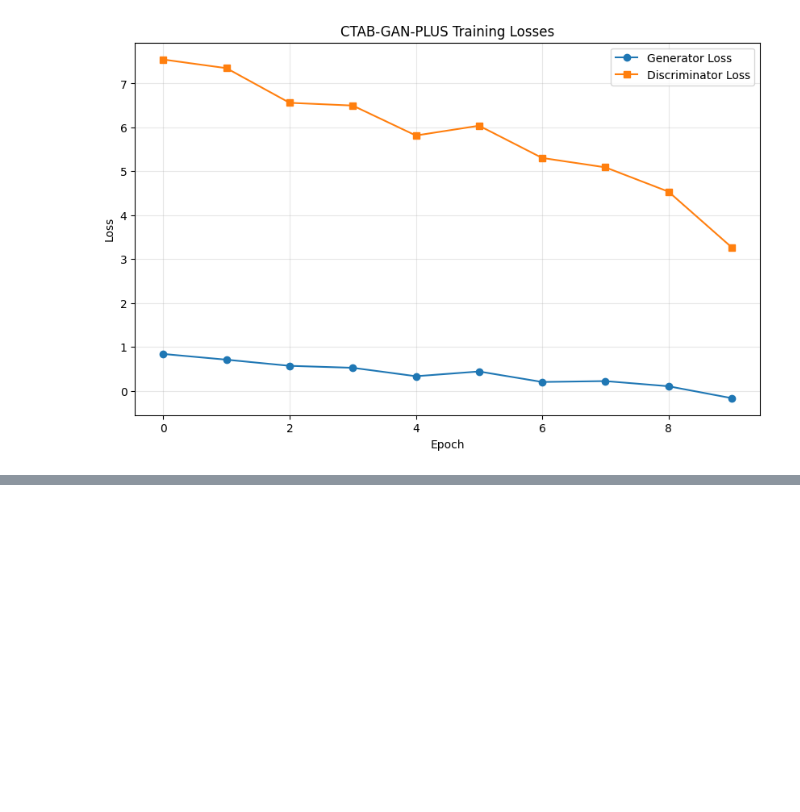
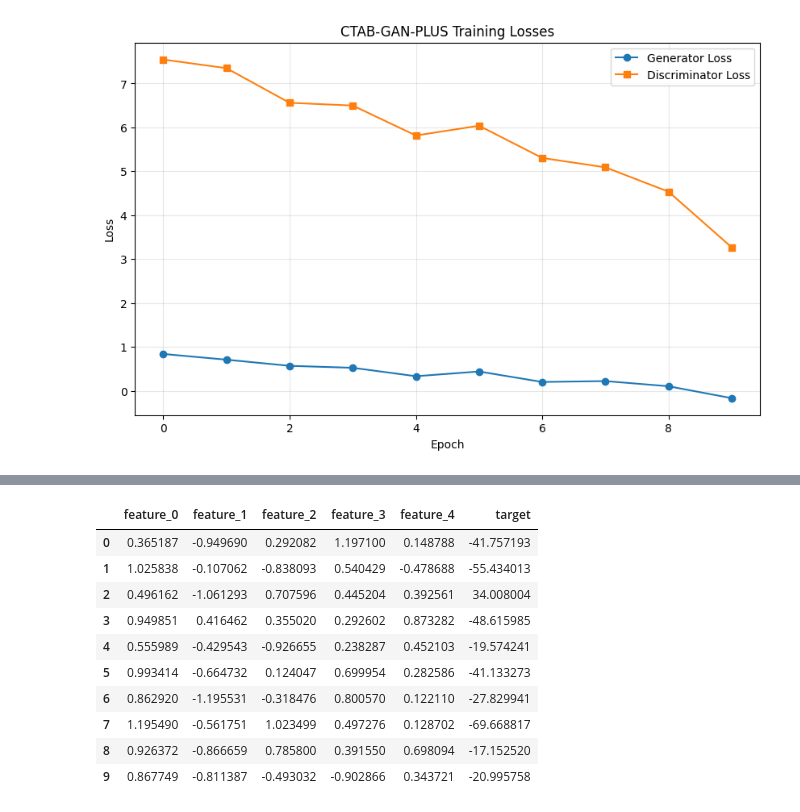
Before and after one commit to tarkevv-01/tab-forge, a Jupyter notebook: examples/test_model.ipynb, the cells around one changed output, grey strips where cells are left out. Saved outputs shown, nothing was run; the diff lists cells and outputs as text; code cells hidden in the pictures; blank space fills up the shorter version.

```diff
--- a/examples/test_model.ipynb
+++ b/examples/test_model.ipynb
@@ -319,0 +330,15 @@ plt.show()
+# %%
+sample_dataset = model.generate(10)
+sample_dataset
+# %% [output]
+|  | feature_0 | feature_1 | feature_2 | feature_3 | feature_4 | target |
+| 0 | 0.365187 | -0.949690 | 0.292082 | 1.197100 | 0.148788 | -41.757193 |
+| 1 | 1.025838 | -0.107062 | -0.838093 | 0.540429 | -0.478688 | -55.434013 |
+| 2 | 0.496162 | -1.061293 | 0.707596 | 0.445204 | 0.392561 | 34.008004 |
+| 3 | 0.949851 | 0.416462 | 0.355020 | 0.292602 | 0.873282 | -48.615985 |
+| 4 | 0.555989 | -0.429543 | -0.926655 | 0.238287 | 0.452103 | -19.574241 |
+| 5 | 0.993414 | -0.664732 | 0.124047 | 0.699954 | 0.282586 | -41.133273 |
+| 6 | 0.862920 | -1.195531 | -0.318476 | 0.800570 | 0.122110 | -27.829941 |
+| 7 | 1.195490 | -0.561751 | 1.023499 | 0.497276 | 0.128702 | -69.668817 |
+| 8 | 0.926372 | -0.866659 | 0.785800 | 0.391550 | 0.698094 | -17.152520 |
+| 9 | 0.867749 | -0.811387 | -0.493032 | -0.902866 | 0.343721 | -20.995758 |
```
Also changed, not shown: parts of 13 cells of this notebook, 8 other files.
